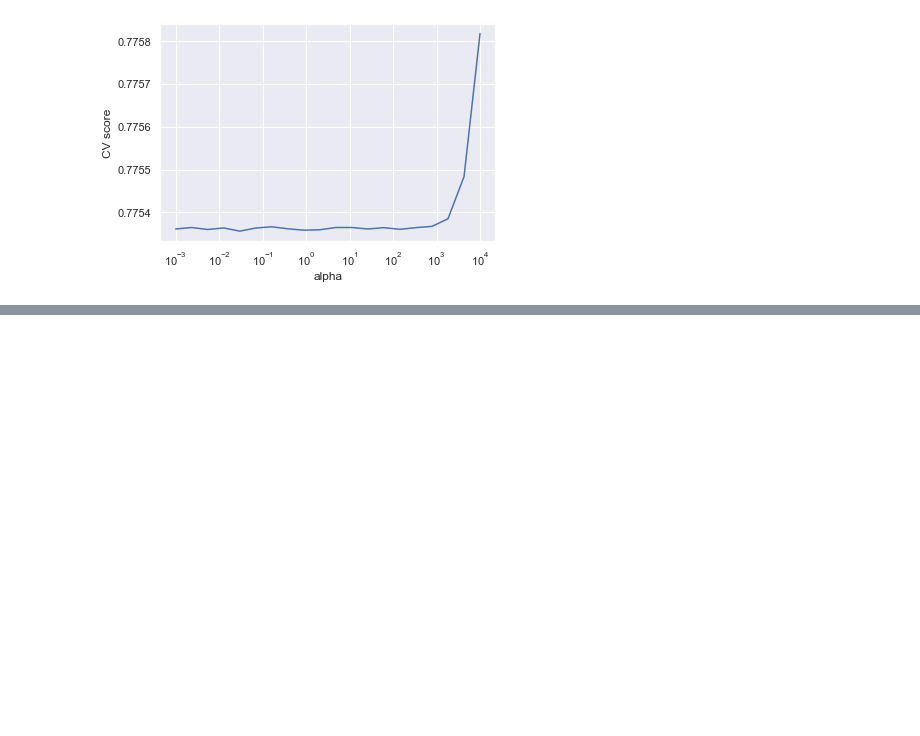
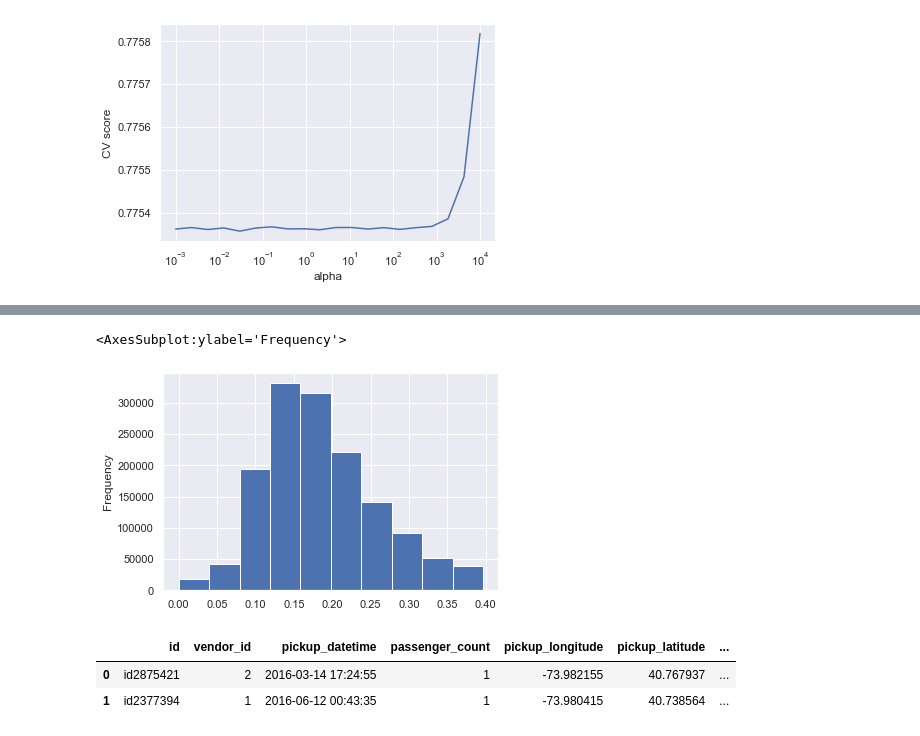
Before and after one commit to AndreyCh20/ml-course-hse-homeworks, a Jupyter notebook: 2/hw2.ipynb, the cells around one changed output, grey strips where cells are left out. Cells and saved outputs as stored; diff of their text form; code cells hidden in the pictures; blank space fills up the shorter version.

```diff
--- a/2/hw2.ipynb
+++ b/2/hw2.ipynb
@@ -310,0 +391,11 @@ Text(0, 0.5, 'CV score')
+# %%
+df[df['av_speed_loglog'] < df['av_speed_loglog'].quantile(q=0.99)]['av_speed_loglog'].plot.hist(bins=10)
+# %% [output]
+<AxesSubplot:ylabel='Frequency'>
+[figure, added]
+# %%
+df[:2]
+# %% [output]
+|  | id | vendor_id | pickup_datetime | passenger_count | pickup_longitude | pickup_latitude | ... |
+| 0 | id2875421 | 2 | 2016-03-14 17:24:55 | 1 | -73.982155 | 40.767937 | ... |
+| 1 | id2377394 | 1 | 2016-06-12 00:43:35 | 1 | -73.980415 | 40.738564 | ... |
```
Also changed, not shown: parts of 17 cells of this notebook.
